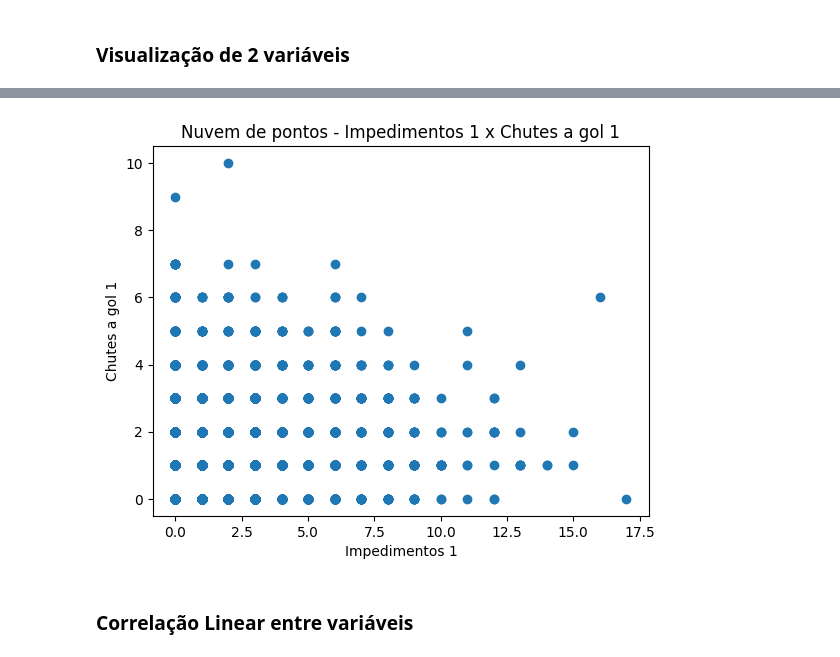
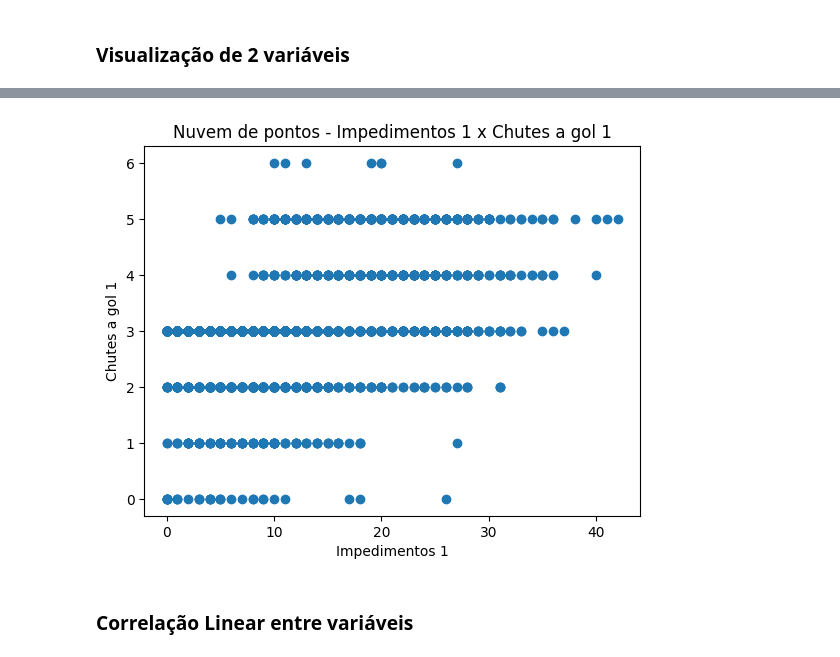
Before and after one commit to UFRJ-Analytica/PS-2025.1, a Jupyter notebook: draft.ipynb, the cells around one changed output, grey strips where cells are left out. Saved outputs shown, nothing was run; the diff lists cells and outputs as text; code cells hidden in the pictures.

```diff
--- a/draft.ipynb
+++ b/draft.ipynb
@@ -101,12 +116,12 @@ ace_df_cut3 = ace_df.drop(columns = ['Tratamentos 1', 'Tratamentos 2','Substitui
 # %%
 # Visualização de var1 x var2
-plt.scatter(ace_df['Tratamentos 1'], ace_df['Gols 1'])
+plt.scatter(ace_df['Laterais 2'], ace_df['SubstituiÃ§Ãµes 2'])
 plt.xlabel('Impedimentos 1')
 plt.ylabel('Chutes a gol 1')
 plt.title('Nuvem de pontos - Impedimentos 1 x Chutes a gol 1')
 plt.show()
 # %% [output]
-[figure, old version]
+[figure, new version]
 # %% [markdown]
 ### Correlação Linear entre variáveis
 # %%
```
Also changed, not shown: parts of 7 cells of this notebook.
